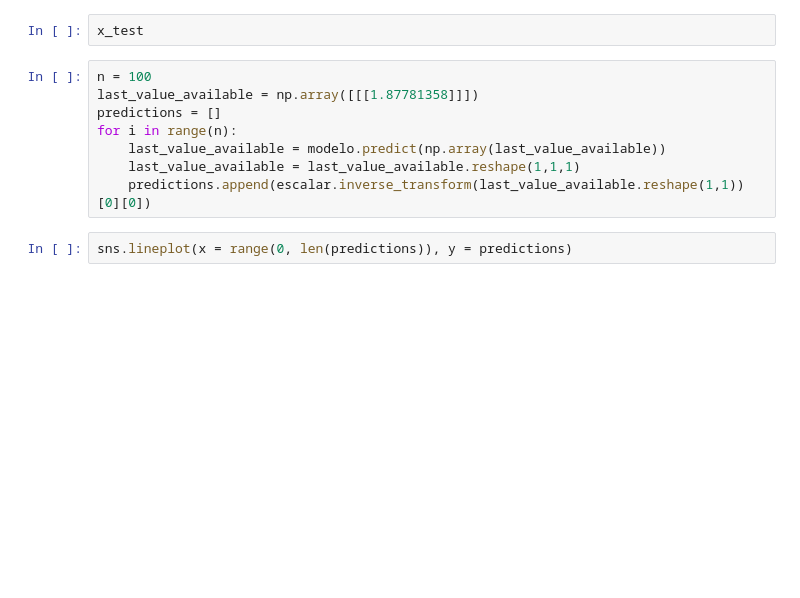
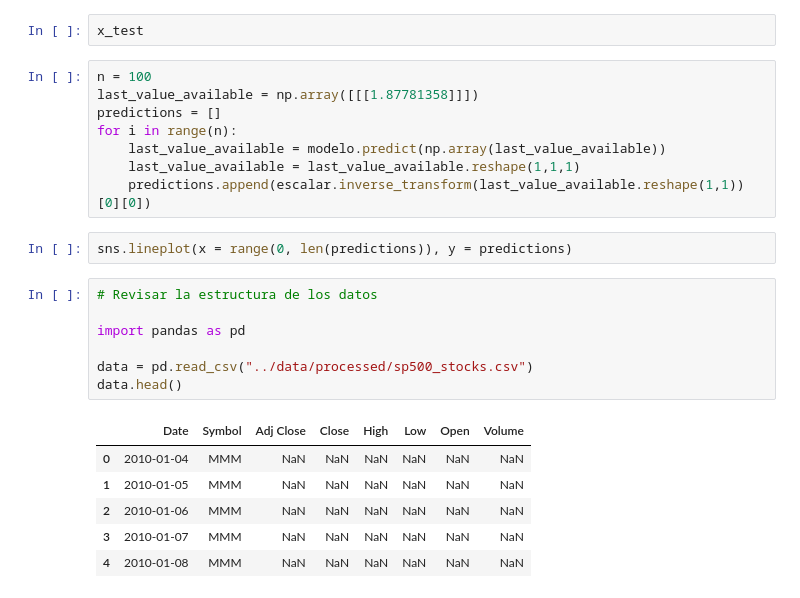
Before and after one commit to aladelca/metodologia_para_data_science_20251, a Jupyter notebook: src/notebooks/aladelca_time_series.ipynb, the cells around one changed output. Cells and saved outputs as stored; diff of their text form; blank space fills up the shorter version.

```diff
--- a/src/notebooks/aladelca_time_series.ipynb
+++ b/src/notebooks/aladelca_time_series.ipynb
@@ -743,3 +743,17 @@ for i in range(n):
     predictions.append(escalar.inverse_transform(last_value_available.reshape(1,1))[0][0])
 # %%
 sns.lineplot(x = range(0, len(predictions)), y = predictions)
+# %%
+# Revisar la estructura de los datos
+
+import pandas as pd
+
+data = pd.read_csv("../data/processed/sp500_stocks.csv")
+data.head()
+# %% [output]
+|  | Date | Symbol | Adj Close | Close | High | Low | Open | Volume |
+| 0 | 2010-01-04 | MMM | NaN | NaN | NaN | NaN | NaN | NaN |
+| 1 | 2010-01-05 | MMM | NaN | NaN | NaN | NaN | NaN | NaN |
+| 2 | 2010-01-06 | MMM | NaN | NaN | NaN | NaN | NaN | NaN |
+| 3 | 2010-01-07 | MMM | NaN | NaN | NaN | NaN | NaN | NaN |
+| 4 | 2010-01-08 | MMM | NaN | NaN | NaN | NaN | NaN | NaN |
```
Also changed, not shown: parts of 1 cell of this notebook, 2 other files.
